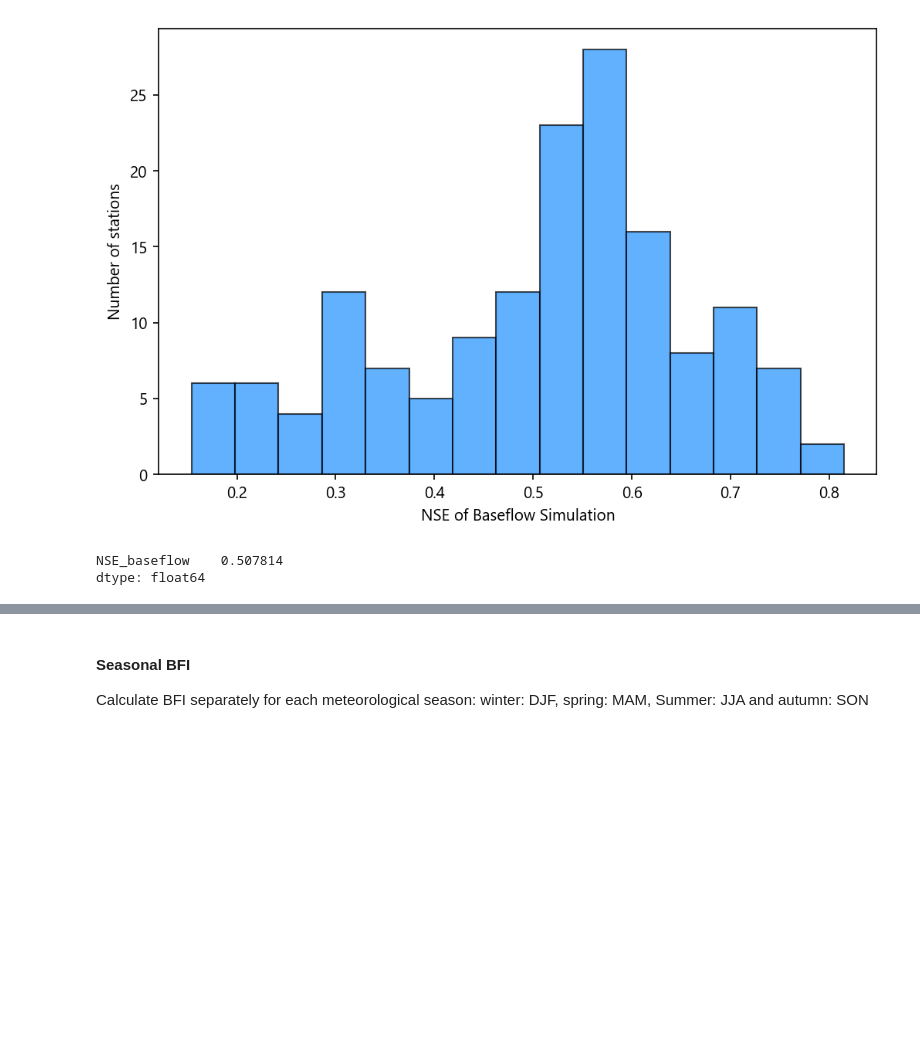
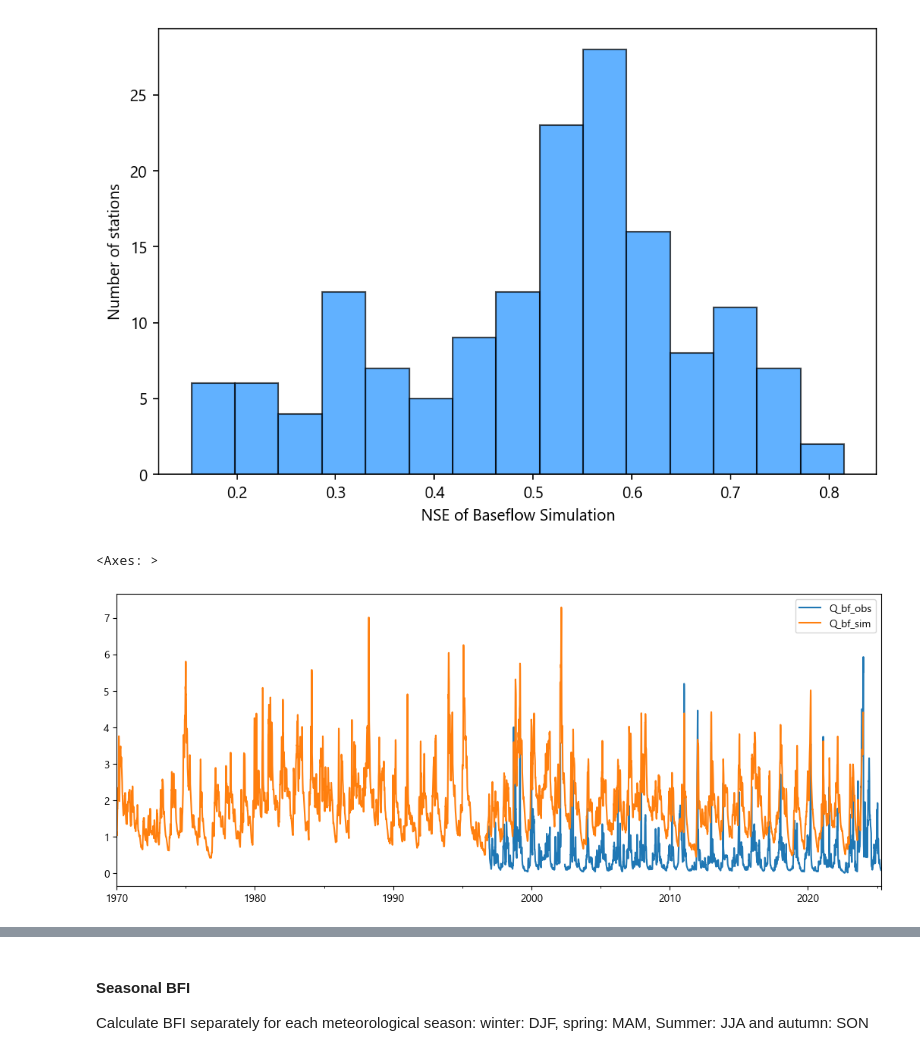
Before and after one commit to klekarkar/pre_post_process_mHM, a Jupyter notebook: baseflow_separation.ipynb, the cells around one changed output, grey strips where cells are left out. Saved outputs shown, nothing was run; the diff lists cells and outputs as text; code cells hidden in the pictures; blank space fills up the shorter version.

Commit message:
BASEFLOW analysis additional

```diff
--- a/baseflow_separation.ipynb
+++ b/baseflow_separation.ipynb
@@ -75,9 +79,9 @@ for key, data in eval_stations_Q.items():
 
     df_obs = eval_stations_Q[nameStation]
 
-    #read simulated data from mHM
+    #read simulated data from mHM if name in eval stations
     for f in mHM_flowSim:
-        if nameStation in f:
+        if nameStation in os.path.basename(f):
             df_sim = pd.read_csv(f, parse_dates=['time'], index_col='time')
         else:
             #skip if not found
@@ -145,8 +149,8 @@ ax.set_xlabel('NSE of Baseflow Simulation')
 # %% [output]
 Text(0.5, 0, 'NSE of Baseflow Simulation')
 [figure]
-# %%
-df_nse_BF.mean()
-# %% [output]
-NSE_baseflow    0.507814
-dtype: float64
+# %%
+baseflow_dict_stations['BEVERCE'][['Q_bf_obs', 'Q_bf_sim']].plot(figsize=(13,5))
+# %% [output]
+<Axes: >
+[figure, added]
```
Also changed, not shown: parts of 3 cells of this notebook, 6 other files.
